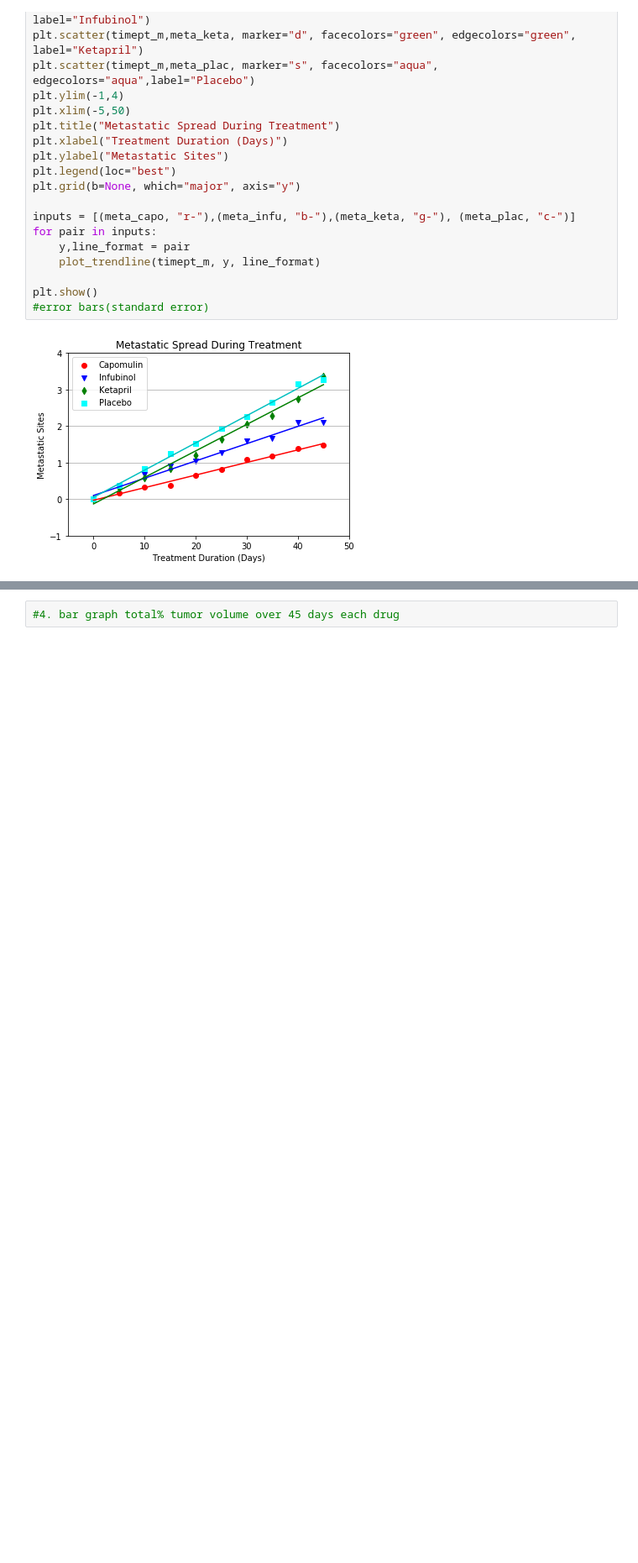
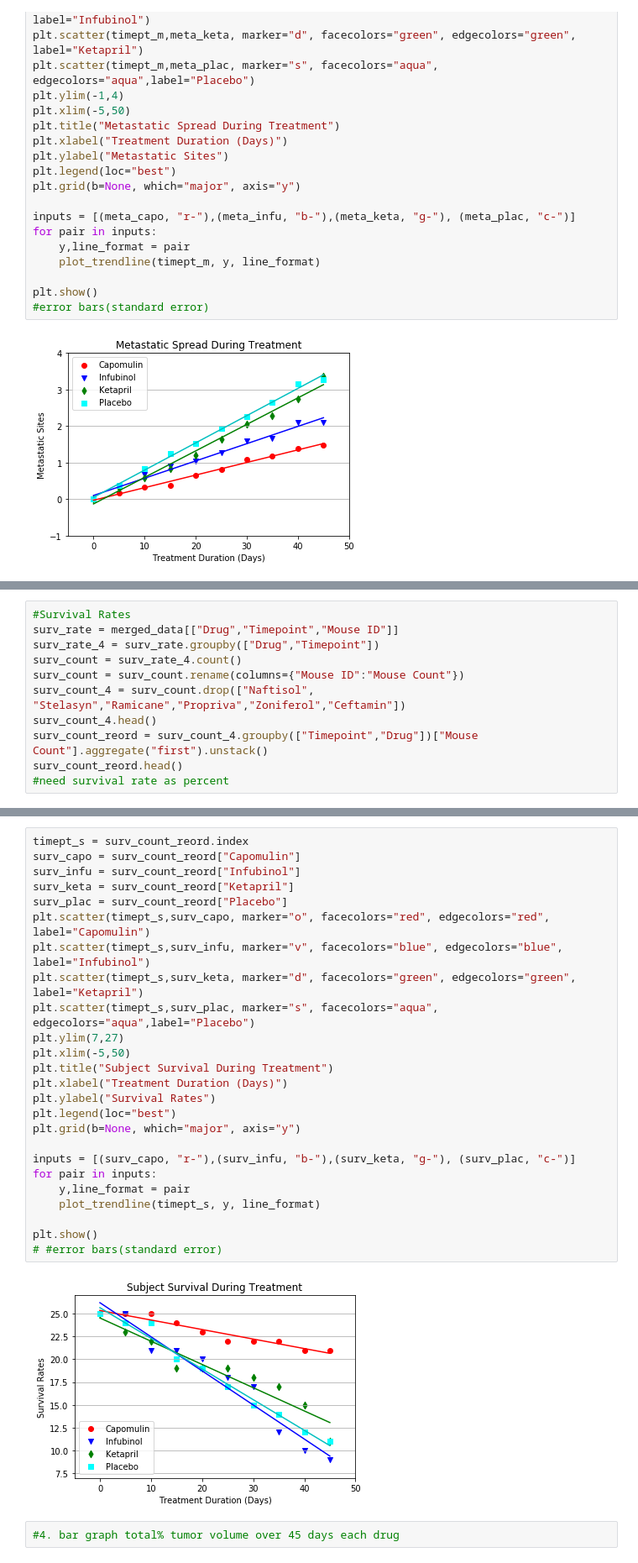
Before and after one commit to GCutaiar/matplotlib-challenge, a Jupyter notebook: Pymaceuticals/Pymaceuticals.ipynb, the cells around one changed output, grey strips where cells are left out. Shown at 84% size. Cells and saved outputs as stored; diff of their text form; blank space fills up the shorter version.

Commit message:
add third scatterplot

```diff
--- a/Pymaceuticals/Pymaceuticals.ipynb
+++ b/Pymaceuticals/Pymaceuticals.ipynb
@@ -192,0 +150,11 @@ surv_rate_4.count()
+# %%
+#Survival Rates
+surv_rate = merged_data[["Drug","Timepoint","Mouse ID"]]
+surv_rate_4 = surv_rate.groupby(["Drug","Timepoint"])
+surv_count = surv_rate_4.count()
+surv_count = surv_count.rename(columns={"Mouse ID":"Mouse Count"})
+surv_count_4 = surv_count.drop(["Naftisol", "Stelasyn","Ramicane","Propriva","Zoniferol","Ceftamin"])
+surv_count_4.head()
+surv_count_reord = surv_count_4.groupby(["Timepoint","Drug"])["Mouse Count"].aggregate("first").unstack()
+surv_count_reord.head()
+#need survival rate as percent
@@ -193,2 +169,29 @@ surv_rate_4.count()
+# %%
+timept_s = surv_count_reord.index
+surv_capo = surv_count_reord["Capomulin"]
+surv_infu = surv_count_reord["Infubinol"]
+surv_keta = surv_count_reord["Ketapril"]
+surv_plac = surv_count_reord["Placebo"]
+plt.scatter(timept_s,surv_capo, marker="o", facecolors="red", edgecolors="red", label="Capomulin")
+plt.scatter(timept_s,surv_infu, marker="v", facecolors="blue", edgecolors="blue", label="Infubinol")
+plt.scatter(timept_s,surv_keta, marker="d", facecolors="green", edgecolors="green", label="Ketapril")
+plt.scatter(timept_s,surv_plac, marker="s", facecolors="aqua", edgecolors="aqua",label="Placebo")
+plt.ylim(7,27)
+plt.xlim(-5,50)
+plt.title("Subject Survival During Treatment")
+plt.xlabel("Treatment Duration (Days)")
+plt.ylabel("Survival Rates")
+plt.legend(loc="best")
+plt.grid(b=None, which="major", axis="y")
+
+inputs = [(surv_capo, "r-"),(surv_infu, "b-"),(surv_keta, "g-"), (surv_plac, "c-")]
+for pair in inputs:
+    y,line_format = pair
+    plot_trendline(timept_s, y, line_format)
+
+plt.show()
+# #error bars(standard error)
+# %% [output]
+[figure, added]
 # %%
 #4. bar graph total% tumor volume over 45 days each drug
```
Also changed, not shown: parts of 7 cells of this notebook, 1 other file.
